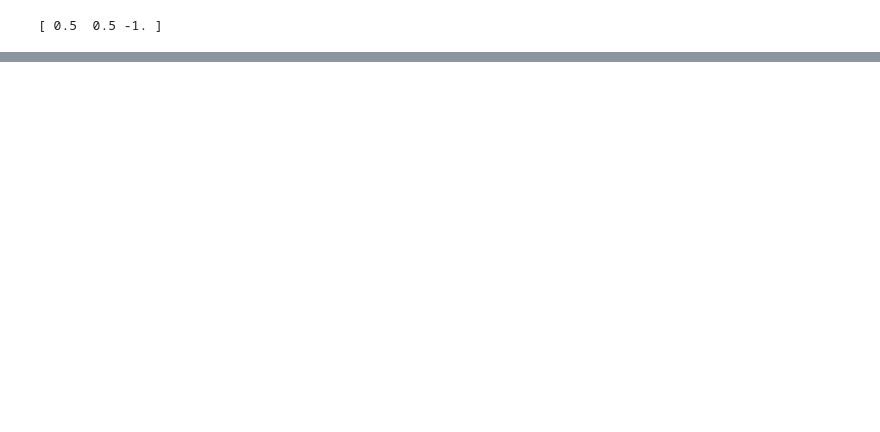
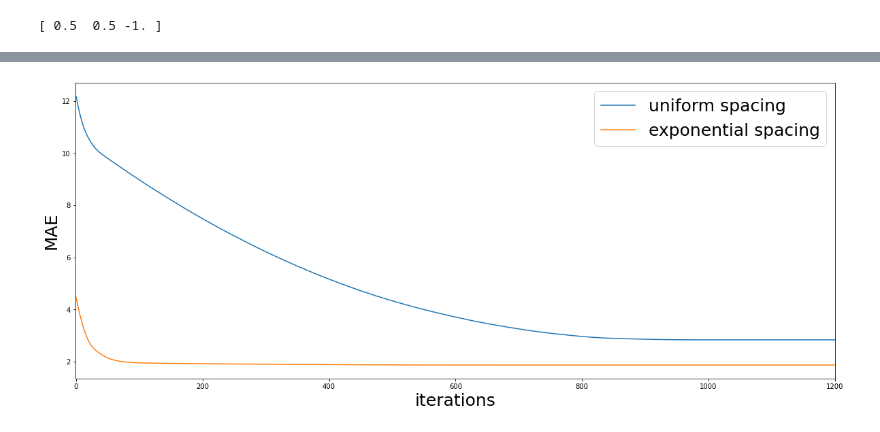
Before and after one commit to NicoDisch/thesis-ma, a Jupyter notebook: main_2/fenics_implement.ipynb, the cells around one changed output, grey strips where cells are left out. Saved outputs shown, nothing was run; the diff lists cells and outputs as text; code cells hidden in the pictures; blank space fills up the shorter version.

```diff
--- a/main_2/fenics_implement.ipynb
+++ b/main_2/fenics_implement.ipynb
@@ -316,0 +491,28 @@ tf.Tensor(
+# %%
+is_alpha = True
+
+def boundary(x,y):
+    return np.ones_like(x)*np.ones_like(y)#x*(1-x)*y*(1-y) #
+
+def x_alpha(x,y,alp=0.5):
+    return ((x**2+y**2)**0.5)**alp
+
+fem_points = np.array(mesh.p)
+fem_points = np.concatenate([fem_points.T,np.array(x)[:,None]],axis=1)
+df_fem = pd.DataFrame(fem_points)
+df_fem.columns = ['x','y','Values']
+# divide by x(x-1)*y(y-1)??
+# print(*zip(df_fem.x,df_fem.y))
+df_fem['Values_bound'] = [boundary(a,b)  for (a,b) in zip(df_fem.x,df_fem.y) ]
+if is_alpha:
+    df_fem['x'] = df_fem['x']**2
+    df_fem['y'] = df_fem['y']**2
+    df_fem['Values'] = x_alpha(df_fem['x'],df_fem['y'])
+    print(df_fem)
+else:
+    df_fem['Values'] = [a/b  if b!=0 else a for (a,b) in zip(df_fem['Values'],df_fem['Values_bound']) ]
+res_df = point_mesh #res
+res_df.columns=['x','y']
+new_df = pd.merge(res_df, df_fem,
+                  how='left', left_on=['x','y'], right_on = ['x','y'])
+print(new_df)
@@ -436,0 +778,12 @@ plot_decision_boundary(new_model)
+# %%
+fig = plt.figure(figsize=(20,8))
+plt.plot(x_err_1,y_err_1,label='uniform spacing')
+plt.plot(x_err_2,y_err_2,label='exponential spacing')
+plt.xlim(-1,1200)
+#1928
+plt.legend(fontsize=25)
+plt.xlabel('iterations',fontsize=25)
+plt.ylabel('MAE',fontsize=25)
+plt.savefig('figures/xalpha_2d_full_error.png')
+# %% [output]
+[figure, added]
```
Also changed, not shown: parts of 37 cells of this notebook.
